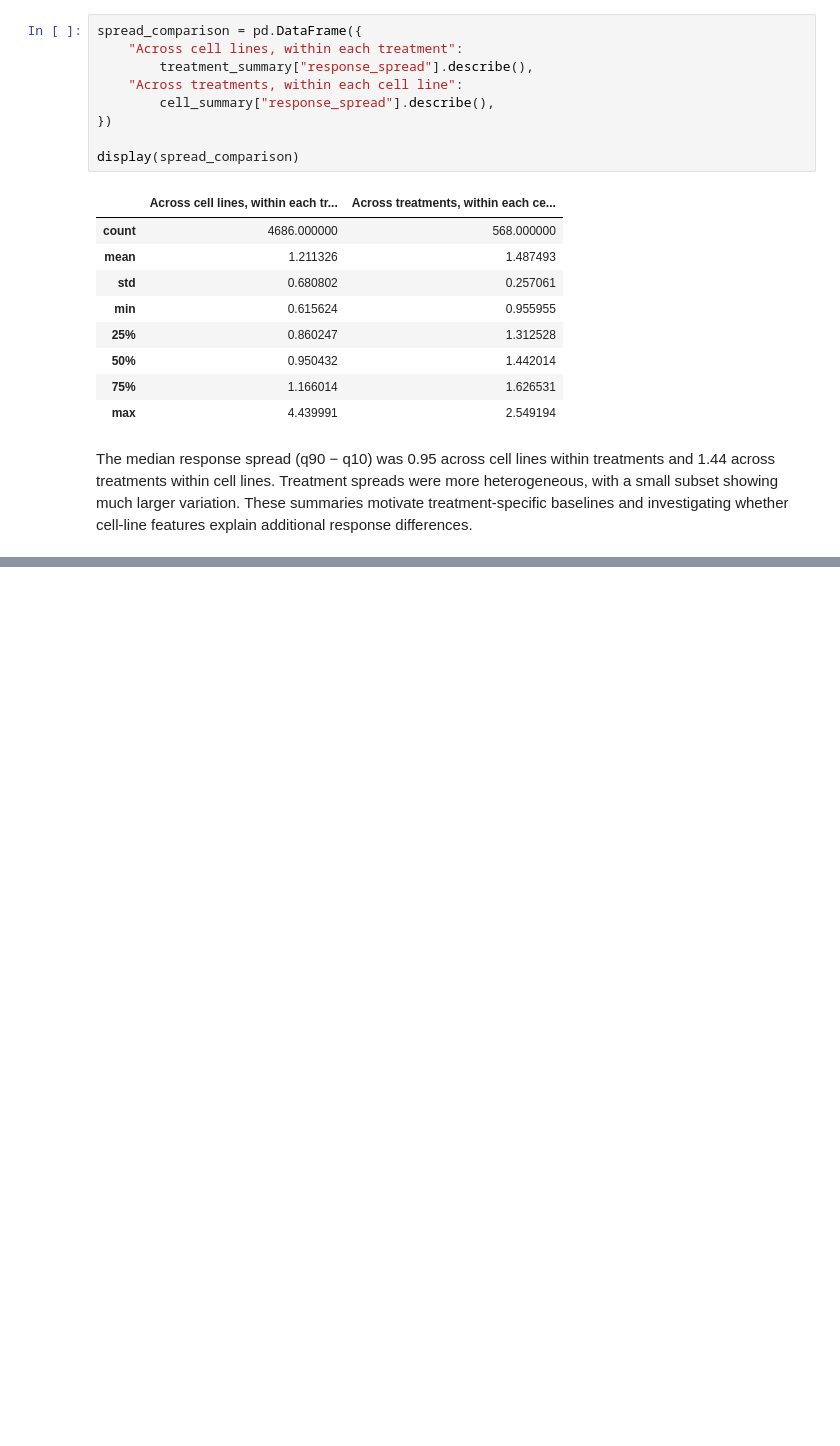
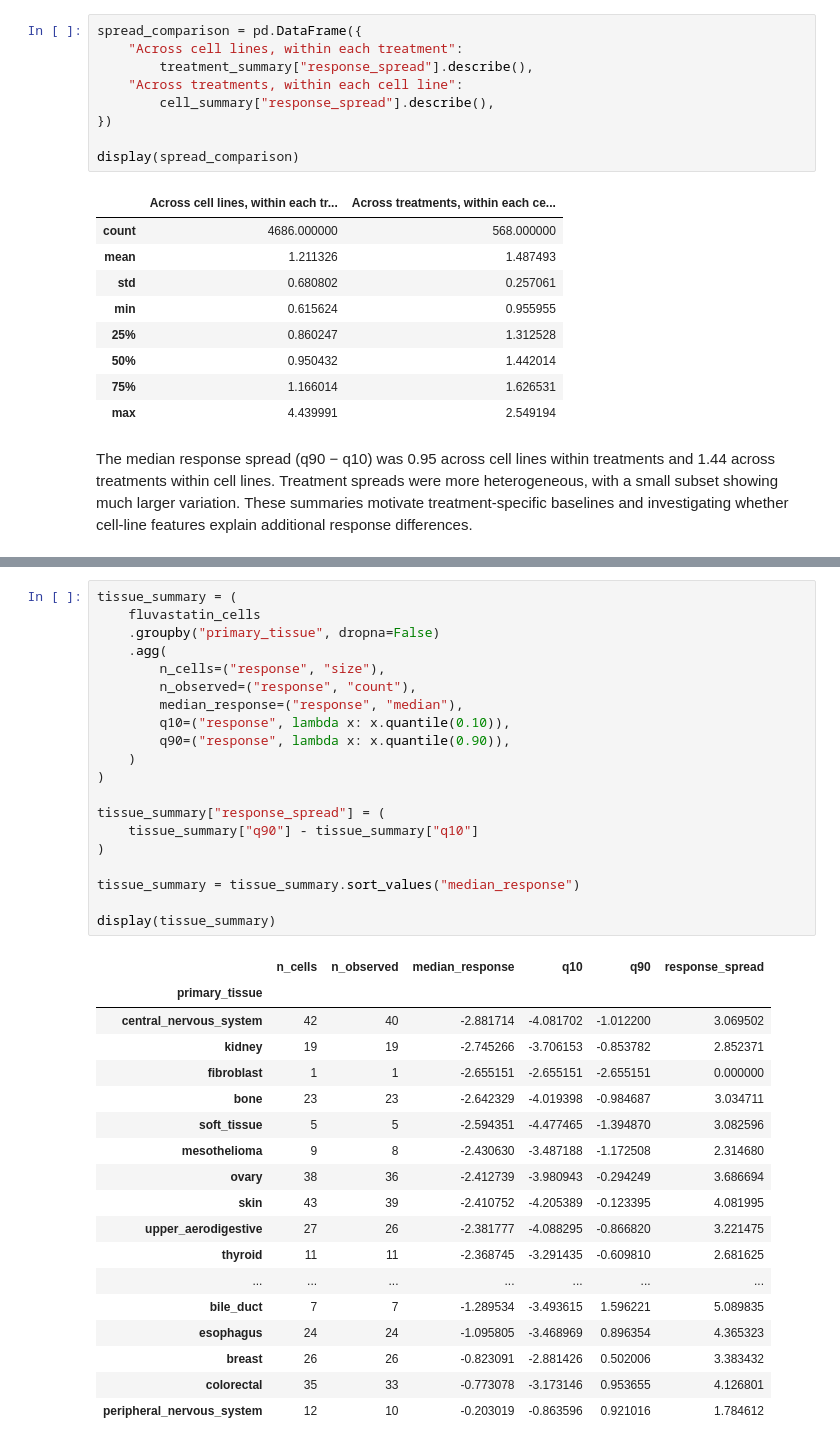
Before and after one commit to wesley-hawes/prism-drug-response, a Jupyter notebook: notebooks/EDA1.ipynb, the cells around one changed output, grey strips where cells are left out. Drawn from its saved outputs; the diff is of its cells as text; blank space fills up the shorter version.

```diff
--- a/notebooks/EDA1.ipynb
+++ b/notebooks/EDA1.ipynb
@@ -413,0 +480,39 @@ whether cell-line features explain additional response differences.
+# %%
+tissue_summary = (
+    fluvastatin_cells
+    .groupby("primary_tissue", dropna=False)
+    .agg(
+        n_cells=("response", "size"),
+        n_observed=("response", "count"),
+        median_response=("response", "median"),
+        q10=("response", lambda x: x.quantile(0.10)),
+        q90=("response", lambda x: x.quantile(0.90)),
+    )
+)
+
+tissue_summary["response_spread"] = (
+    tissue_summary["q90"] - tissue_summary["q10"]
+)
+
+tissue_summary = tissue_summary.sort_values("median_response")
+
+display(tissue_summary)
+# %% [output]
+|  | n_cells | n_observed | median_response | q10 | q90 | response_spread |
+| primary_tissue |  |  |  |  |  |  |
+| central_nervous_system | 42 | 40 | -2.881714 | -4.081702 | -1.012200 | 3.069502 |
+| kidney | 19 | 19 | -2.745266 | -3.706153 | -0.853782 | 2.852371 |
+| fibroblast | 1 | 1 | -2.655151 | -2.655151 | -2.655151 | 0.000000 |
+| bone | 23 | 23 | -2.642329 | -4.019398 | -0.984687 | 3.034711 |
+| soft_tissue | 5 | 5 | -2.594351 | -4.477465 | -1.394870 | 3.082596 |
+| mesothelioma | 9 | 8 | -2.430630 | -3.487188 | -1.172508 | 2.314680 |
+| ovary | 38 | 36 | -2.412739 | -3.980943 | -0.294249 | 3.686694 |
+| skin | 43 | 39 | -2.410752 | -4.205389 | -0.123395 | 4.081995 |
+| upper_aerodigestive | 27 | 26 | -2.381777 | -4.088295 | -0.866820 | 3.221475 |
+| thyroid | 11 | 11 | -2.368745 | -3.291435 | -0.609810 | 2.681625 |
+| ... | ... | ... | ... | ... | ... | ... |
+| bile_duct | 7 | 7 | -1.289534 | -3.493615 | 1.596221 | 5.089835 |
+| esophagus | 24 | 24 | -1.095805 | -3.468969 | 0.896354 | 4.365323 |
+| breast | 26 | 26 | -0.823091 | -2.881426 | 0.502006 | 3.383432 |
+| colorectal | 35 | 33 | -0.773078 | -3.173146 | 0.953655 | 4.126801 |
+| peripheral_nervous_system | 12 | 10 | -0.203019 | -0.863596 | 0.921016 | 1.784612 |
```
Also changed, not shown: parts of 19 cells of this notebook.
